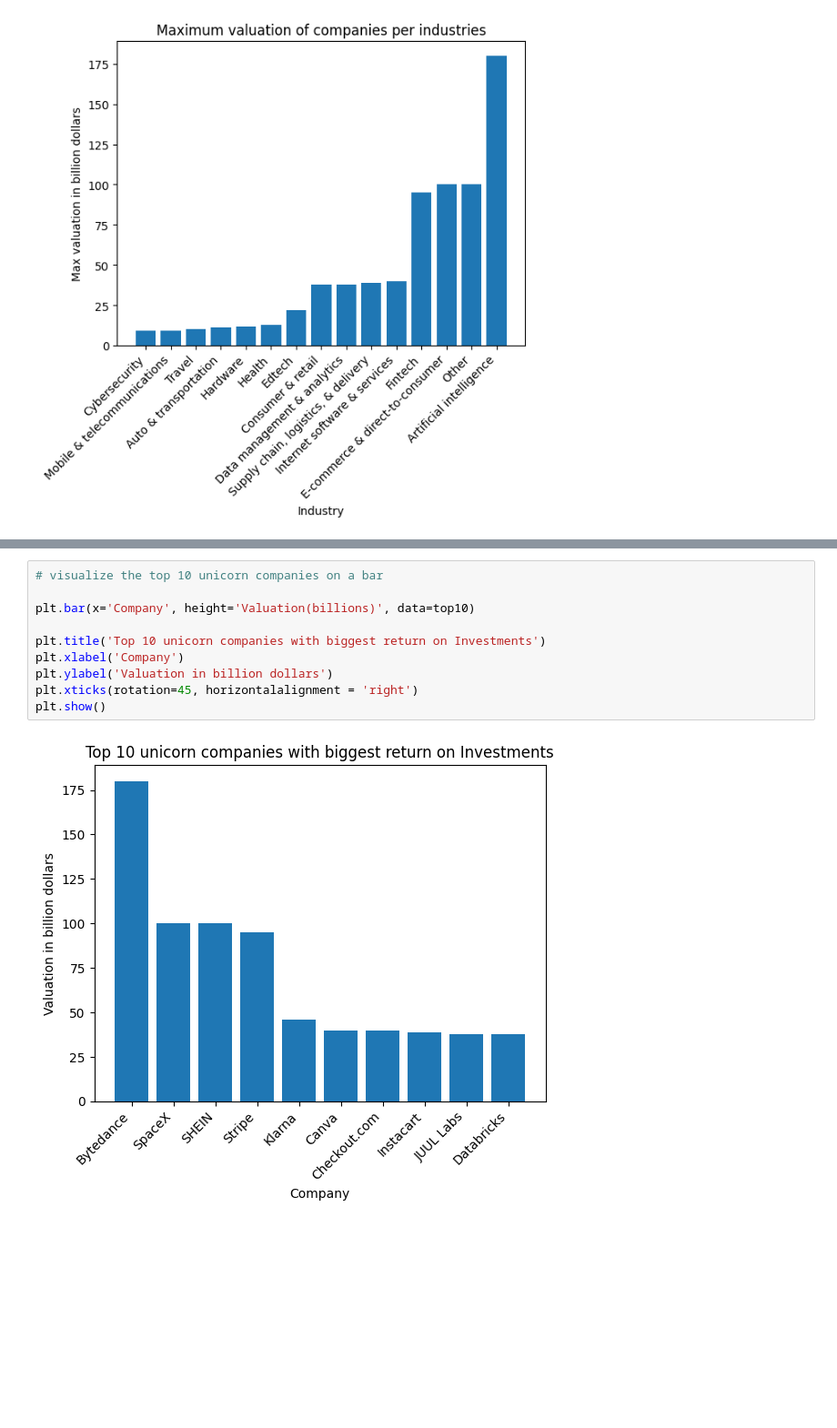
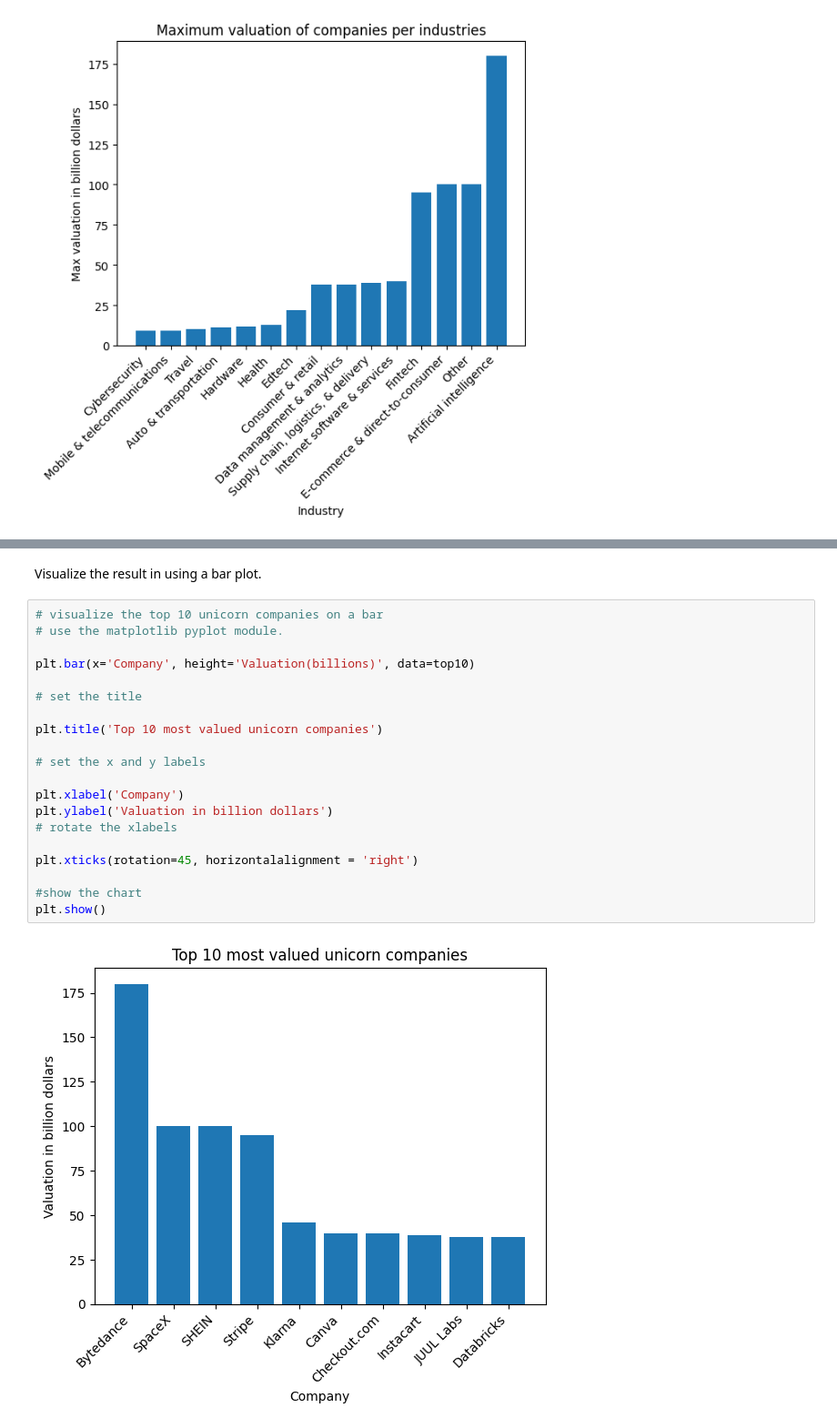
Before and after one commit to Ndong21/Data_Analysis_python_Unicorn_Companies-, a Jupyter notebook: Analysis/lab2.ipynb, the cells around one changed output, grey strips where cells are left out. Shown at 91% size. Saved outputs shown, nothing was run; the diff lists cells and outputs as text; blank space fills up the shorter version.

```diff
--- a/Analysis/lab2.ipynb
+++ b/Analysis/lab2.ipynb
@@ -257,15 +363,27 @@ top10
 | 7 | Instacart | 39 | Supply chain, logistics, & delivery |
 | 8 | JUUL Labs | 38 | Consumer & retail |
 | 9 | Databricks | 38 | Data management & analytics |
+# %% [markdown]
+Visualize the result in using a bar plot.
 # %%
 # visualize the top 10 unicorn companies on a bar
+# use the matplotlib pyplot module.
 
 plt.bar(x='Company', height='Valuation(billions)', data=top10)
 
-plt.title('Top 10 unicorn companies with biggest return on Investments')
+# set the title
+
+plt.title('Top 10 most valued unicorn companies')
+
+# set the x and y labels
+
 plt.xlabel('Company')
 plt.ylabel('Valuation in billion dollars')
+# rotate the xlabels
+
 plt.xticks(rotation=45, horizontalalignment = 'right')
+
+#show the chart
 plt.show()
 # %% [output]
-[figure, old version]
+[figure, new version]
```
Also changed, not shown: parts of 67 cells of this notebook.
